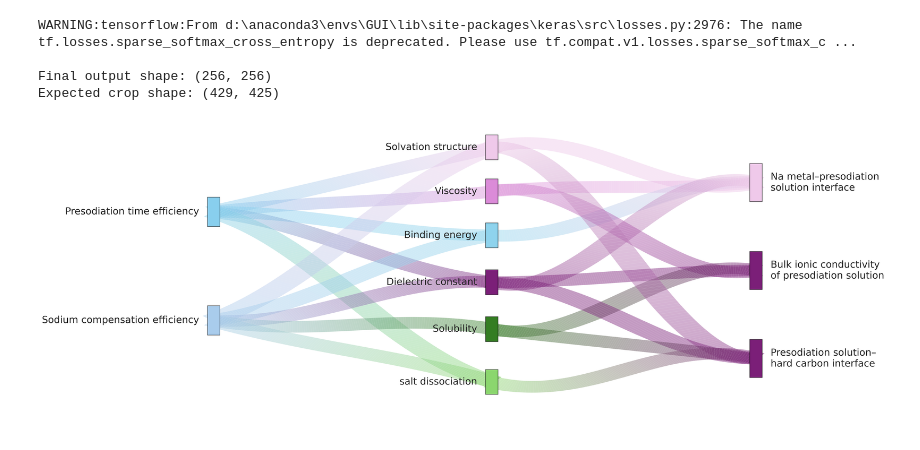
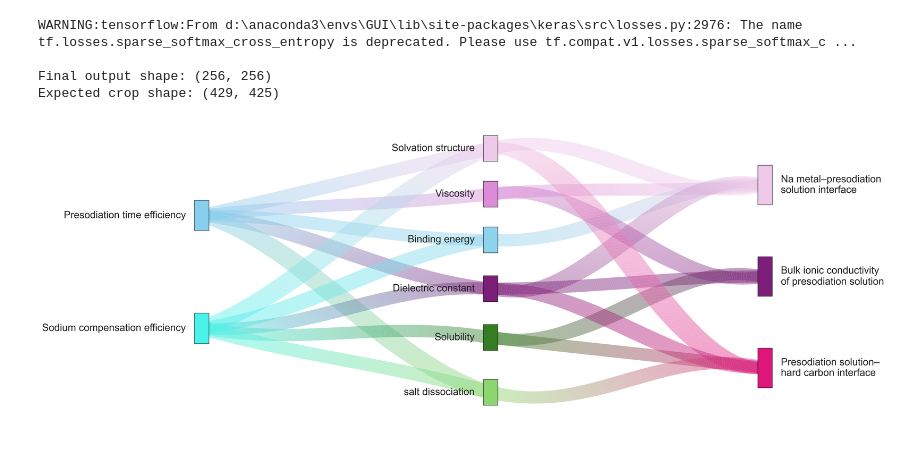
Before and after one commit to zyffcc/gisaxs_gui, a Jupyter notebook: test.ipynb, the cells around one changed output. Drawn from its saved outputs; the diff is of its cells as text; code cells hidden in the pictures.

```diff
--- a/test.ipynb
+++ b/test.ipynb
@@ -495,9 +495,10 @@ OUT_BASENAME = "presodiation_sankey_gradient"
 
 FIG_W, FIG_H = 18, 7.6
 DPI = 300
-FONT = "DejaVu Sans"
+FONT = "Arial"
 
 NODE_W = 0.018
+NODE_W = 0.02
 NODE_H_BASE = 0.085
 BAND_ALPHA = 0.45
 BAND_WIDTH = 0.026        # Increase/decrease for thicker/thinner bands
@@ -509,7 +510,7 @@ EDGE_COLOR = (1, 1, 1, 0.35)
 nodes = {
     # left nodes
     "Presodiation time efficiency": (0.10, 0.30, "#88cfee"),
-    "Sodium compensation efficiency": (0.10, 0.67, "#a9ccec"),
+    "Sodium compensation efficiency": (0.10, 0.67, "#48f3ea"),
 
     # middle nodes
     "Solvation structure": (0.50, 0.08, "#efc9ea"),
@@ -522,7 +523,7 @@ nodes = {
     # right nodes
     "Na metal–presodiation solution interface": (0.88, 0.20, "#efc9ea"),
     "Bulk ionic conductivity of presodiation solution": (0.88, 0.50, "#7b1f78"),
-    "Presodiation solution–hard carbon interface": (0.88, 0.80, "#7b1f78"),
+    "Presodiation solution–hard carbon interface": (0.88, 0.80, "#df167a"),
 }
 
 # Display labels. Use <br>-like manual line breaks via \n.
@@ -595,7 +596,7 @@ def draw_gradient_band(ax, src, tgt, width=BAND_WIDTH, curve_shift=0.0):
     # Start at source right edge; end at target left edge.
     # p0 = np.array([sx + NODE_W / 2, sy])
     # p3 = np.array([tx - NODE_W / 2, ty])
-    NODE_OVERLAP = 0.012
+    NODE_OVERLAP = 0.009
 
     p0 = np.array([sx + NODE_W / 2 - NODE_OVERLAP, sy])
     p3 = np.array([tx - NODE_W / 2 + NODE_OVERLAP, ty])
@@ -681,31 +682,31 @@ def main():
     # ax.text(0.50, 0.02, "Contributing\nfactors", ha="center", va="top",
     #         fontsize=16, family=FONT, color="#222222")
     # ax.text(0.88, 0.02, "Interfaces / conductivity", ha="center", va="top",
     #         fontsize=16, family=FONT, color="#222222")
 
     for src, tgt, shift in links:
         draw_gradient_band(ax, src, tgt, width=BAND_WIDTH, curve_shift=shift)
 
     for name in nodes:
         draw_node(ax, name)
 
     for name in nodes:
         draw_label(ax, name)
 
     plt.subplots_adjust(left=0, right=1, top=1, bottom=0)
 
     out_dir = Path("/mnt/data")
     png_path = out_dir / f"{OUT_BASENAME}.png"
     svg_path = out_dir / f"{OUT_BASENAME}.svg"
 
     # fig.savefig(png_path, dpi=DPI, bbox_inches="tight", pad_inches=0.03)
     # fig.savefig(svg_path, bbox_inches="tight", pad_inches=0.03)
     # plt.close(fig)
 
     # print(f"Saved PNG: {png_path}")
     # print(f"Saved SVG: {svg_path}")
 
 
 main()
 # %% [output]
-[figure, old version]
+[figure, new version]
```
Also changed, not shown: 10 other files.
